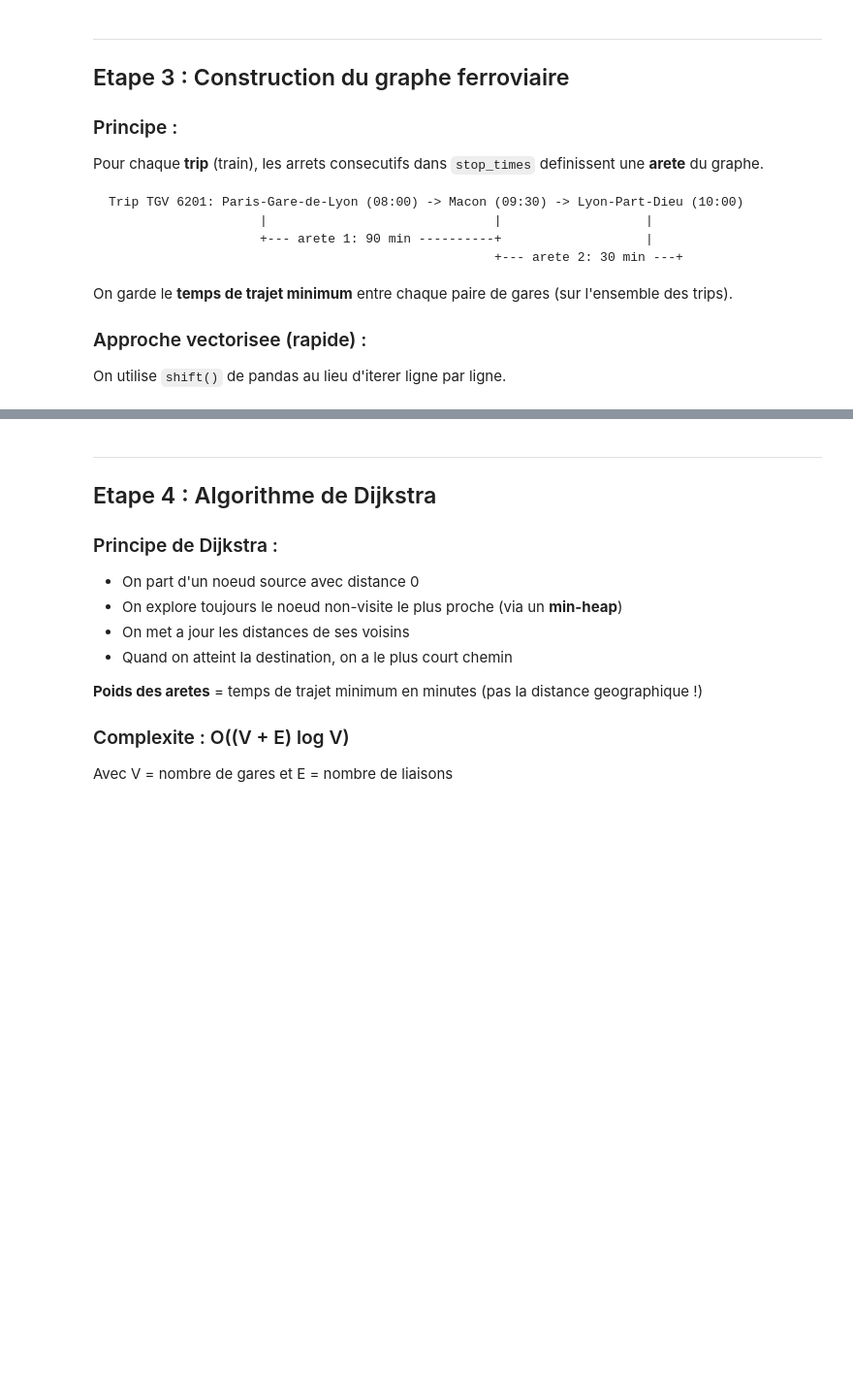
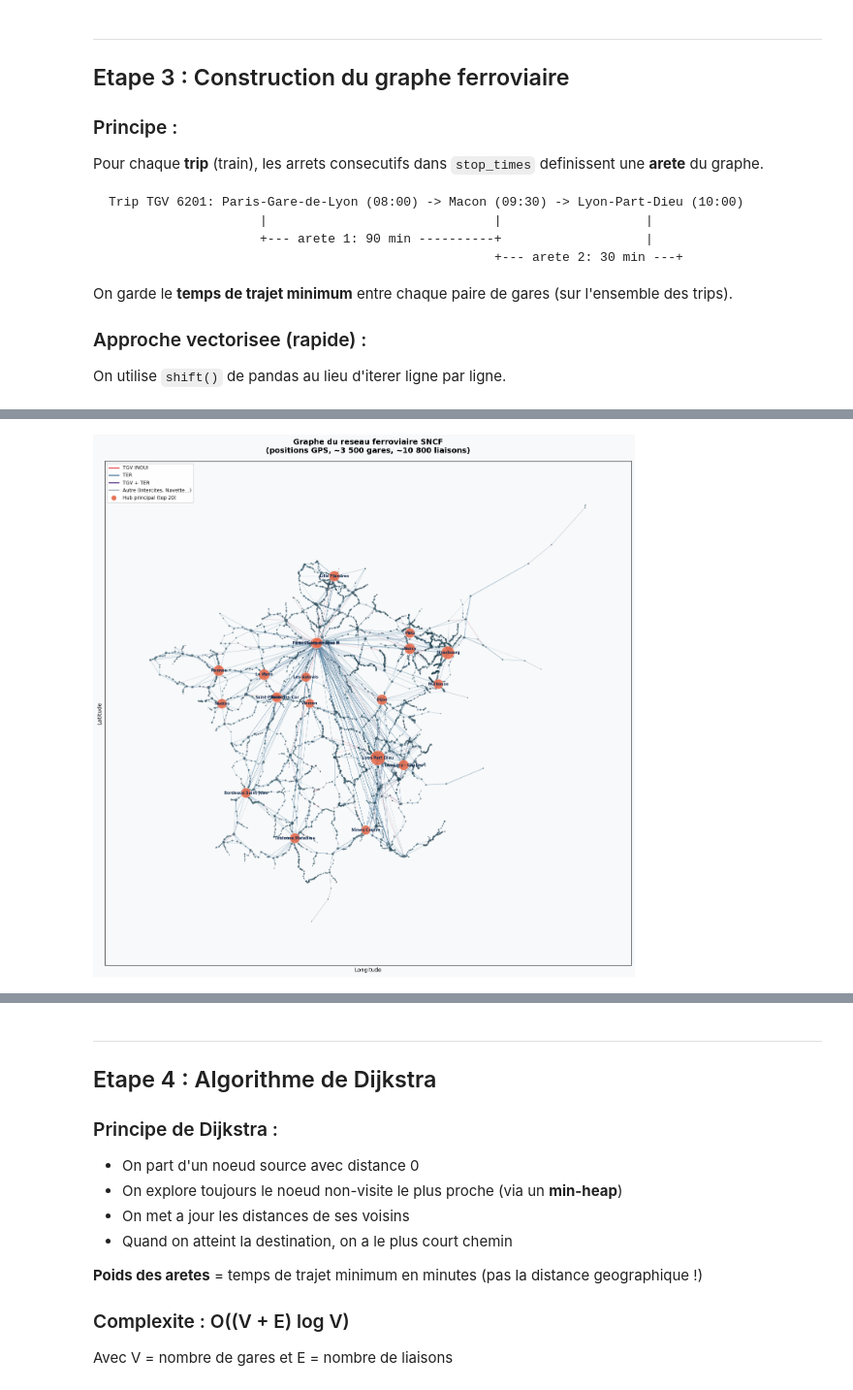
Before and after one commit to PikPakPik/T-AIA-911-NAN_1, a Jupyter notebook: pathfinding_sncf.ipynb, the cells around one changed output, grey strips where cells are left out. Shown at 97% size. Saved outputs shown, nothing was run; the diff lists cells and outputs as text; code cells hidden in the pictures; blank space fills up the shorter version.

```diff
--- a/pathfinding_sncf.ipynb
+++ b/pathfinding_sncf.ipynb
@@ -451,0 +498,94 @@ Marne-la-Vallée Chessy                                18
+# %%
+import matplotlib.pyplot as plt
+import networkx as nx
+
+# ===== GRAPHE DU RESEAU COMPLET =====
+
+# Construire le graphe networkx
+G = nx.DiGraph()
+
+# Ajouter les noeuds avec positions GPS (lon=x, lat=y)
+all_graph_stations = set(graph.keys())
+for neighbors in graph.values():
+    for edge in neighbors:
+        all_graph_stations.add(edge[0])
+
+pos = {}
+for sid in all_graph_stations:
+    lat = area_id_to_lat.get(sid)
+    lon = area_id_to_lon.get(sid)
+    if lat and lon:
+        pos[sid] = (lon, lat)  # x=longitude, y=latitude
+        G.add_node(sid)
+
+# Ajouter les aretes avec couleur par type de train
+edge_colors = []
+for sid_from, neighbors in graph.items():
+    for edge in neighbors:
+        sid_to = edge[0]
+        train_types = edge[3] if len(edge) > 3 else []
+        if sid_from in pos and sid_to in pos:
+            G.add_edge(sid_from, sid_to)
+            # Couleur par type dominant
+            has_tgv = any("TGV" in t for t in train_types)
+            has_ter = any("TER" in t for t in train_types)
+            if has_tgv and not has_ter:
+                edge_colors.append("#e63946")  # rouge TGV
+            elif has_ter and not has_tgv:
+                edge_colors.append("#457b9d")  # bleu TER
+            elif has_tgv and has_ter:
+                edge_colors.append("#6a4c93")  # violet mixte
+            else:
+                edge_colors.append("#adb5bd")  # gris autre
+
+# Taille des noeuds proportionnelle au degre
+degrees = dict(G.degree())
+node_sizes = [max(3, degrees.get(n, 1) * 1.5) for n in G.nodes()]
+
+# Labels : seulement les 20 gares les plus connectees
+top_stations = sorted(G.nodes(), key=lambda n: degrees.get(n, 0), reverse=True)[:20]
+labels = {s: area_id_to_name.get(s, '')[:20] for s in top_stations}
+
+# --- Affichage ---
+fig, ax = plt.subplots(1, 1, figsize=(14, 14))
+ax.set_facecolor("#f8f9fa")
+fig.patch.set_facecolor("#f8f9fa")
+
+# Aretes
+nx.draw_networkx_edges(G, pos, ax=ax, edge_color=edge_colors, alpha=0.3, width=0.5,
+                       arrows=False, connectionstyle="arc3,rad=0.0")
+# Noeuds
+nx.draw_networkx_nodes(G, pos, ax=ax, node_size=node_sizes, node_color="#264653",
+                       alpha=0.6, linewidths=0)
+# Noeuds des hubs (plus gros, colores)
+hub_sizes = [degrees.get(n, 1) * 8 for n in top_stations]
+nx.draw_networkx_nodes(G, pos, nodelist=top_stations, ax=ax, node_size=hub_sizes,
+                       node_color="#e76f51", alpha=0.9, linewidths=0.5, edgecolors="white")
+# Labels
+nx.draw_networkx_labels(G, pos, labels=labels, ax=ax, font_size=7, font_weight="bold",
+                        font_color="#1d3557")
+
+# Legende
+from matplotlib.lines import Line2D
+legend_elements = [
+    Line2D([0], [0], color="#e63946", lw=2, label="TGV INOUI"),
+    Line2D([0], [0], color="#457b9d", lw=2, label="TER"),
+    Line2D([0], [0], color="#6a4c93", lw=2, label="TGV + TER"),
+    Line2D([0], [0], color="#adb5bd", lw=2, label="Autre (Intercites, Navette...)"),
+    Line2D([0], [0], marker='o', color='w', markerfacecolor='#e76f51', markersize=10,
+           label="Hub principal (top 20)"),
+]
+ax.legend(handles=legend_elements, loc='upper left', fontsize=9, framealpha=0.9)
+
+ax.set_title("Graphe du reseau ferroviaire SNCF\n(positions GPS, ~3 500 gares, ~10 800 liaisons)",
+             fontsize=14, fontweight='bold', pad=15)
+ax.set_xlabel("Longitude", fontsize=10)
+ax.set_ylabel("Latitude", fontsize=10)
+ax.tick_params(labelsize=8)
+plt.tight_layout()
+plt.show()
+
+print(f"Noeuds affiches: {G.number_of_nodes():,}")
+print(f"Aretes affichees: {G.number_of_edges():,}")
+# %% [output]
+[figure, added]
```
Also changed, not shown: parts of 21 cells of this notebook.
